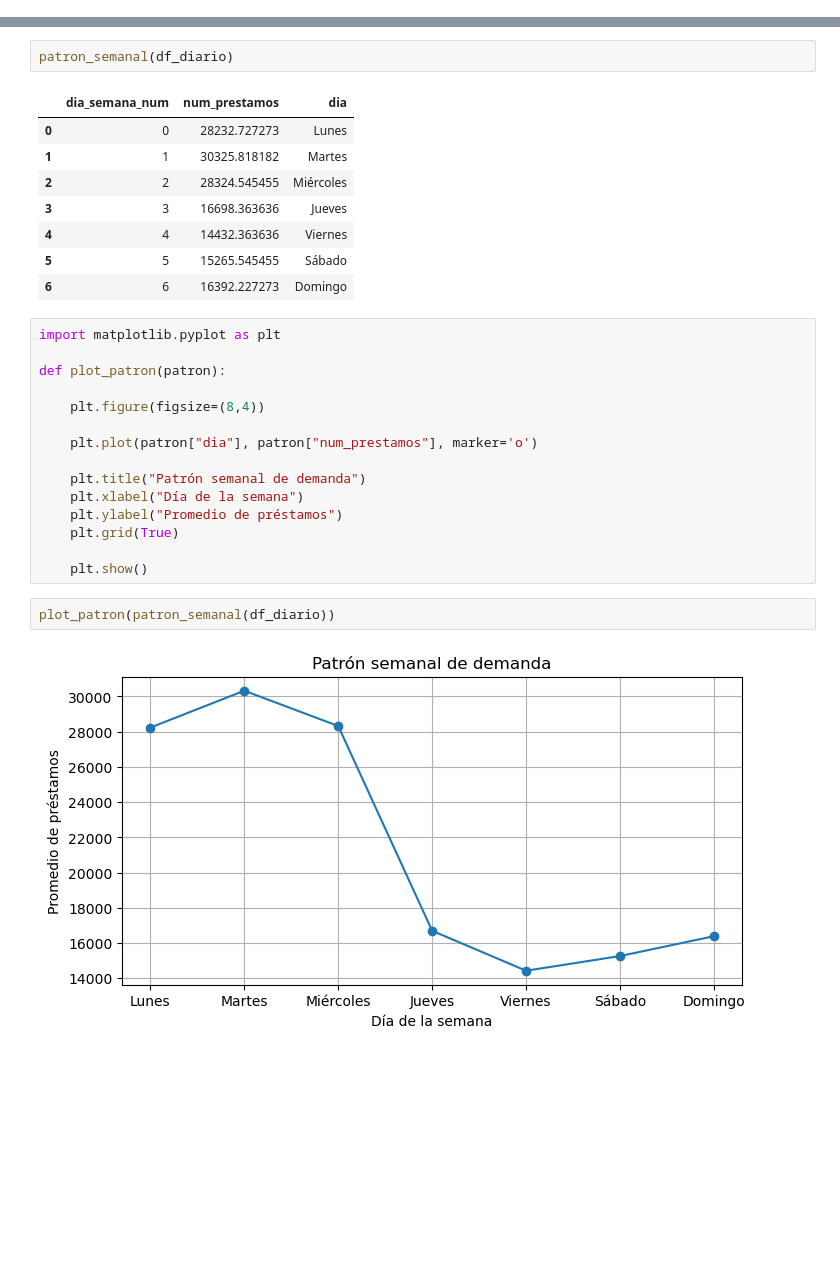
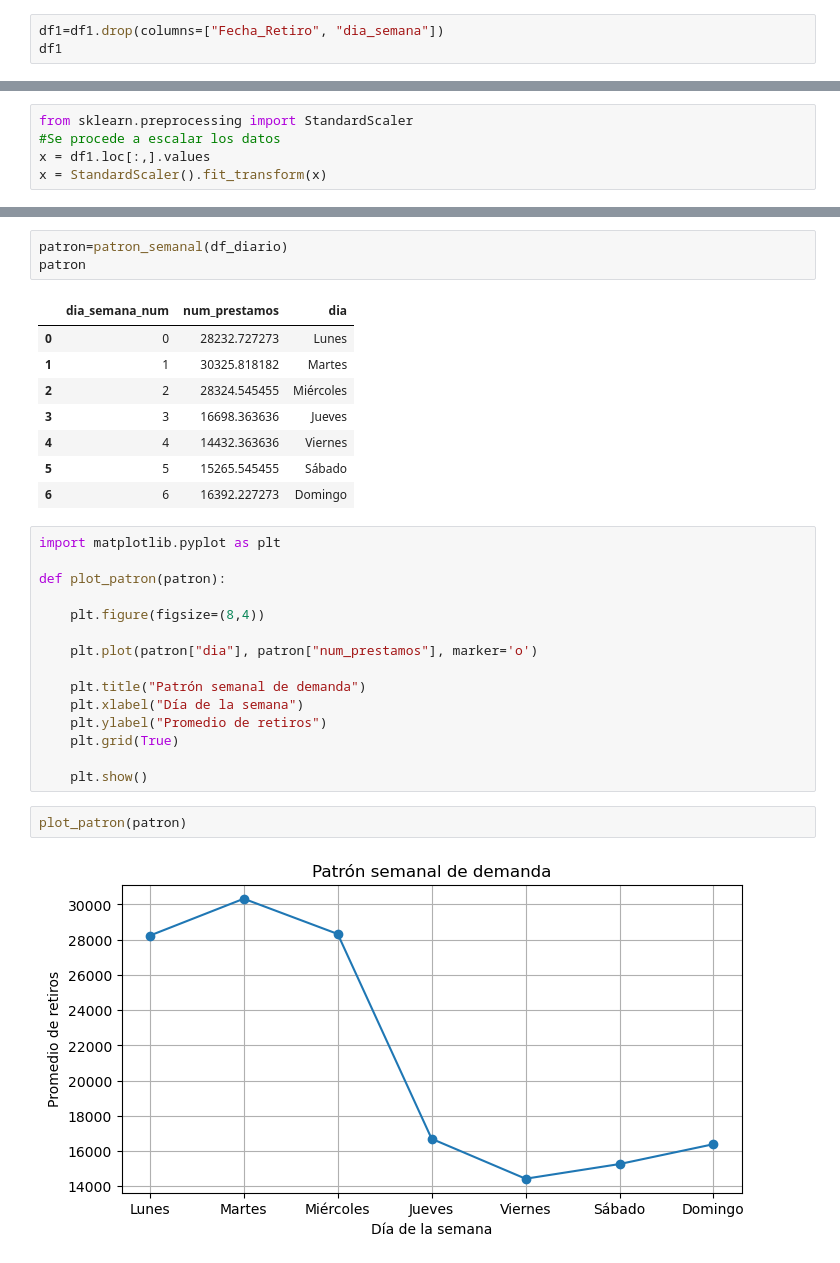
Before and after one commit to Ari-Castellanos/Proyecto-1-Seminario-2, a Jupyter notebook: DiaMayorRetiro.ipynb, the cells around one changed output, grey strips where cells are left out. Saved outputs shown, nothing was run; the diff lists cells and outputs as text; blank space fills up the shorter version.

```diff
--- a/DiaMayorRetiro.ipynb
+++ b/DiaMayorRetiro.ipynb
@@ -144,0 +149,3 @@ La tabla anterior muestra el número de retiros por día desde el 2015 al 2025 d
+# %%
+df1=df1.drop(columns=["Fecha_Retiro", "dia_semana"])
+df1
@@ -144,0 +166,5 @@ La tabla anterior muestra el número de retiros por día desde el 2015 al 2025 d
+# %%
+from sklearn.preprocessing import StandardScaler
+#Se procede a escalar los datos
+x = df1.loc[:,].values
+x = StandardScaler().fit_transform(x)
@@ -186,7 +251,8 @@ def patron_semanal(df_diario):
 
     return patron.sort_values("dia_semana_num")
 # %%
-patron_semanal(df_diario)
+patron=patron_semanal(df_diario)
+patron
 # %% [output]
 |  | dia_semana_num | num_prestamos | dia |
 | 0 | 0 | 28232.727273 | Lunes |
@@ -207,11 +273,11 @@ def plot_patron(patron):
 
     plt.title("Patrón semanal de demanda")
     plt.xlabel("Día de la semana")
-    plt.ylabel("Promedio de préstamos")
+    plt.ylabel("Promedio de retiros")
     plt.grid(True)
 
     plt.show()
 # %%
-plot_patron(patron_semanal(df_diario))
+plot_patron(patron)
 # %% [output]
-[figure, old version]
+[figure, new version]
```
Also changed, not shown: parts of 9 cells of this notebook.
